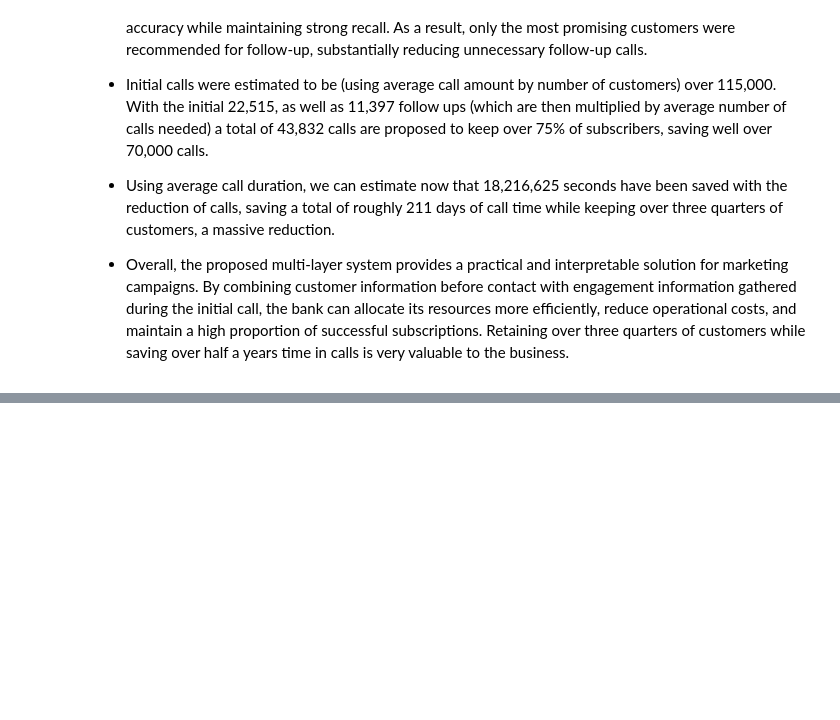
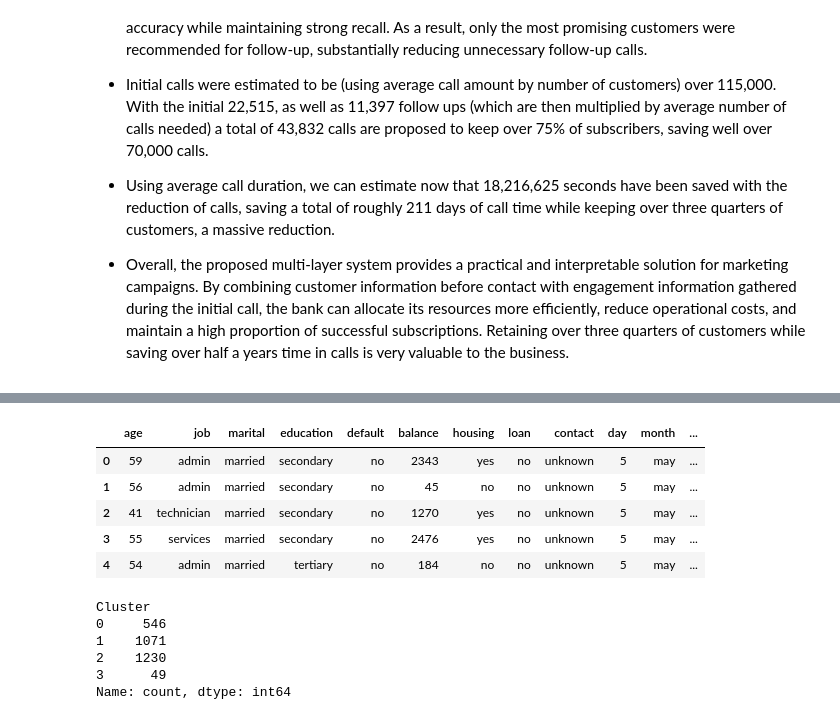
Before and after one commit to DillonR03/FZNMYBJpVLZ0cGg6, a Jupyter notebook: projectnotebook.ipynb, the cells around one changed output, grey strips where cells are left out. Cells and saved outputs as stored; diff of their text form; code cells hidden in the pictures; blank space fills up the shorter version.

```diff
--- a/projectnotebook.ipynb
+++ b/projectnotebook.ipynb
@@ -753,0 +818,26 @@ Because Layer 2 is evaluating follow up calls, the cumulative recall here is use
+# %%
+kmeans = KMeans(
+    n_clusters=4,
+    random_state=42,
+    n_init=20
+)
+
+subscribers["Cluster"] = kmeans.fit_predict(X_scaled)
+
+subscribers.head()
+# %% [output]
+|  | age | job | marital | education | default | balance | housing | loan | contact | day | month | ... |
+| 0 | 59 | admin | married | secondary | no | 2343 | yes | no | unknown | 5 | may | ... |
+| 1 | 56 | admin | married | secondary | no | 45 | no | no | unknown | 5 | may | ... |
+| 2 | 41 | technician | married | secondary | no | 1270 | yes | no | unknown | 5 | may | ... |
+| 3 | 55 | services | married | secondary | no | 2476 | yes | no | unknown | 5 | may | ... |
+| 4 | 54 | admin | married | tertiary | no | 184 | no | no | unknown | 5 | may | ... |
+# %%
+print(subscribers["Cluster"].value_counts().sort_index())
+# %% [output]
+Cluster
+0     546
+1    1071
+2    1230
+3      49
+Name: count, dtype: int64
```
Also changed, not shown: parts of 12 cells of this notebook.
